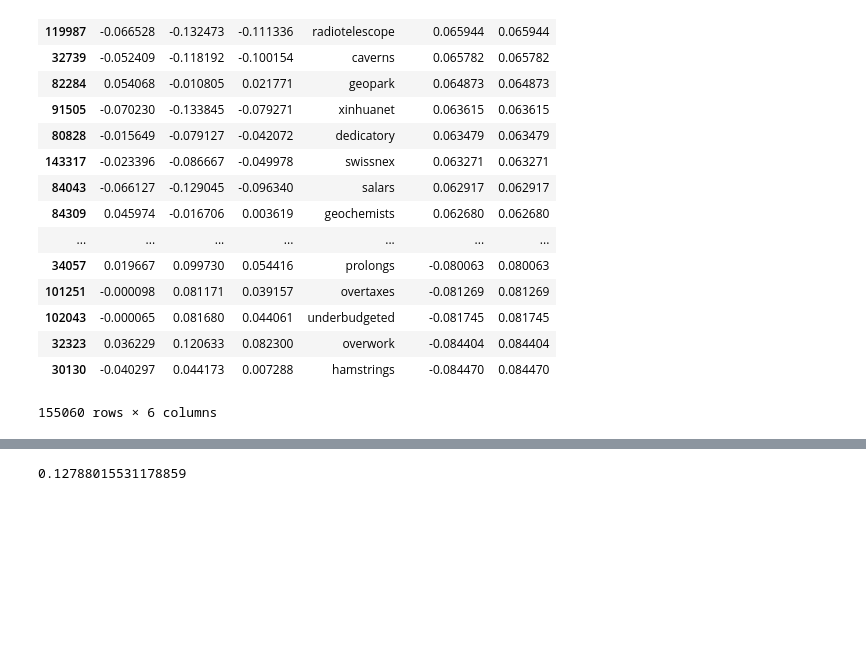
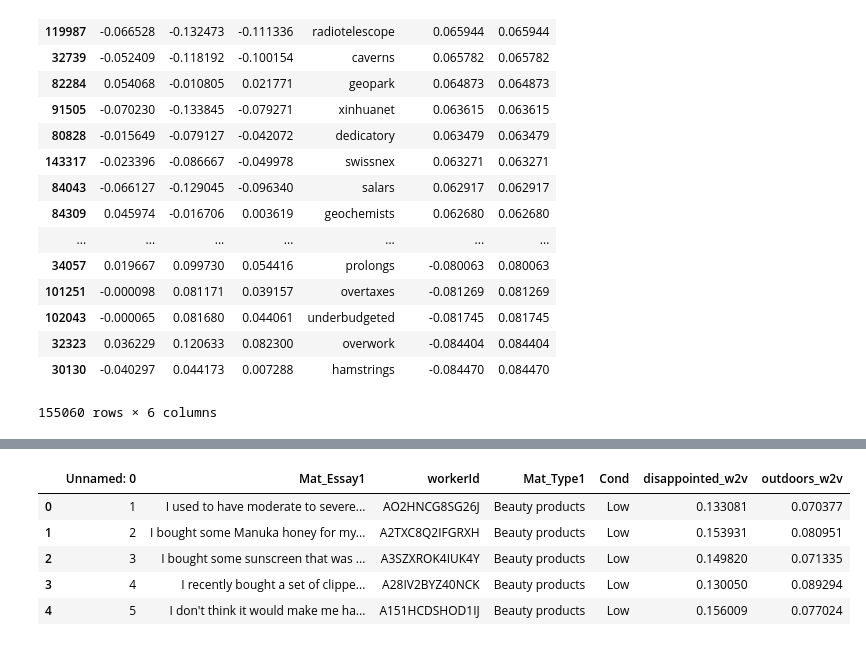
Before and after one commit to riddlet/materialism, a Jupyter notebook: notebooks/Notebook_3.ipynb, the cells around one changed output, grey strips where cells are left out. Cells and saved outputs as stored; diff of their text form; code cells hidden in the pictures; blank space fills up the shorter version.

```diff
--- a/notebooks/Notebook_3.ipynb
+++ b/notebooks/Notebook_3.ipynb
@@ -126,15 +118,0 @@ Code below calculates correlations between every word in word2vec model and the
-# %%
-df_results = pd.DataFrame({'words':model.index2word,
-                          'low_cor':0,
-                          'med_cor':0,
-                          'high_cor':0})
-low_cor = [0]*len(model.index2word)
-med_cor = [0]*len(model.index2word)
-high_cor = [0]*len(model.index2word)
-for i, word in enumerate(model.index2word):
-    tempvec = model.word_vec(word)
-    df['temp'] = df.words.apply(w2vsim, args=[tempvec, nlp, model])
-
-    low_cor[i] = pearsonr(df.temp, df.low)[0]
-    med_cor[i] = pearsonr(df.temp, df.med)[0]
-    high_cor[i] = pearsonr(df.temp, df.high)[0]
@@ -145,4 +119,27 @@ low_cor[7] = 2
-# %%
-pearsonr(df['temp'], df.low)[0]
-# %% [output]
-0.12788015531178859
+# %%
+df_mch = pd.read_csv('../data/MCH.csv', encoding='utf8')
+# %%
+def w2vsim(text, vector, spacy_mod, w2v_mod):
+    '''
+    Goes through all the words in a document, obtains the cosine similarity between
+    each word and the target vector, and returns the average similarity across all
+    words
+    '''
+    sims = []
+    for w in spacy_mod.tokenizer(text):
+        if w.orth_ in w2v_mod.vocab:
+            sims.append(1-spatial.distance.cosine(vector, w2v_mod.word_vec(w.orth_)))
+    return(np.mean(sims))
+# %%
+vect = np.mean([model.word_vec('overpay'), model.word_vec('shortchanged'), model.word_vec('disappointed')], axis=0)
+df_mch['disappointed_w2v'] = df_mch.Mat_Essay1.apply(w2vsim, args=[vect, nlp, model])
+vect = np.mean([model.word_vec('outdoors'), model.word_vec('spiritual'), model.word_vec('commune')], axis=0)
+df_mch['outdoors_w2v'] = df_mch.Mat_Essay1.apply(w2vsim, args=[vect, nlp, model])
+df_mch.head()
+# %% [output]
+|  | Unnamed: 0 | Mat_Essay1 | workerId | Mat_Type1 | Cond | disappointed_w2v | outdoors_w2v |
+| 0 | 1 | I used to have moderate to severe... | AO2HNCG8SG26J | Beauty products | Low | 0.133081 | 0.070377 |
+| 1 | 2 | I bought some Manuka honey for my... | A2TXC8Q2IFGRXH | Beauty products | Low | 0.153931 | 0.080951 |
+| 2 | 3 | I bought some sunscreen that was ... | A3SZXROK4IUK4Y | Beauty products | Low | 0.149820 | 0.071335 |
+| 3 | 4 | I recently bought a set of clippe... | A28IV2BYZ40NCK | Beauty products | Low | 0.130050 | 0.089294 |
+| 4 | 5 | I don't think it would make me ha... | A151HCDSHOD1IJ | Beauty products | Low | 0.156009 | 0.077024 |
```
Also changed, not shown: parts of 5 cells of this notebook, 4 other files.
